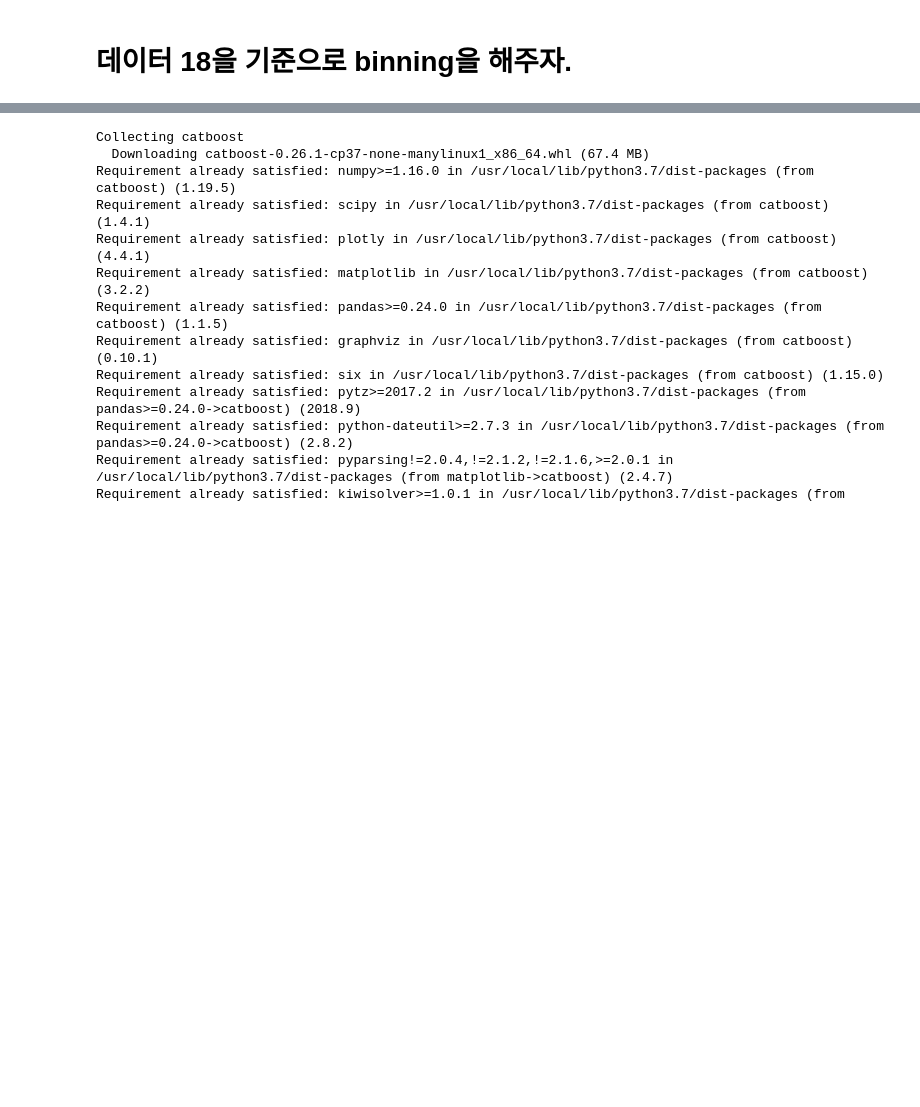
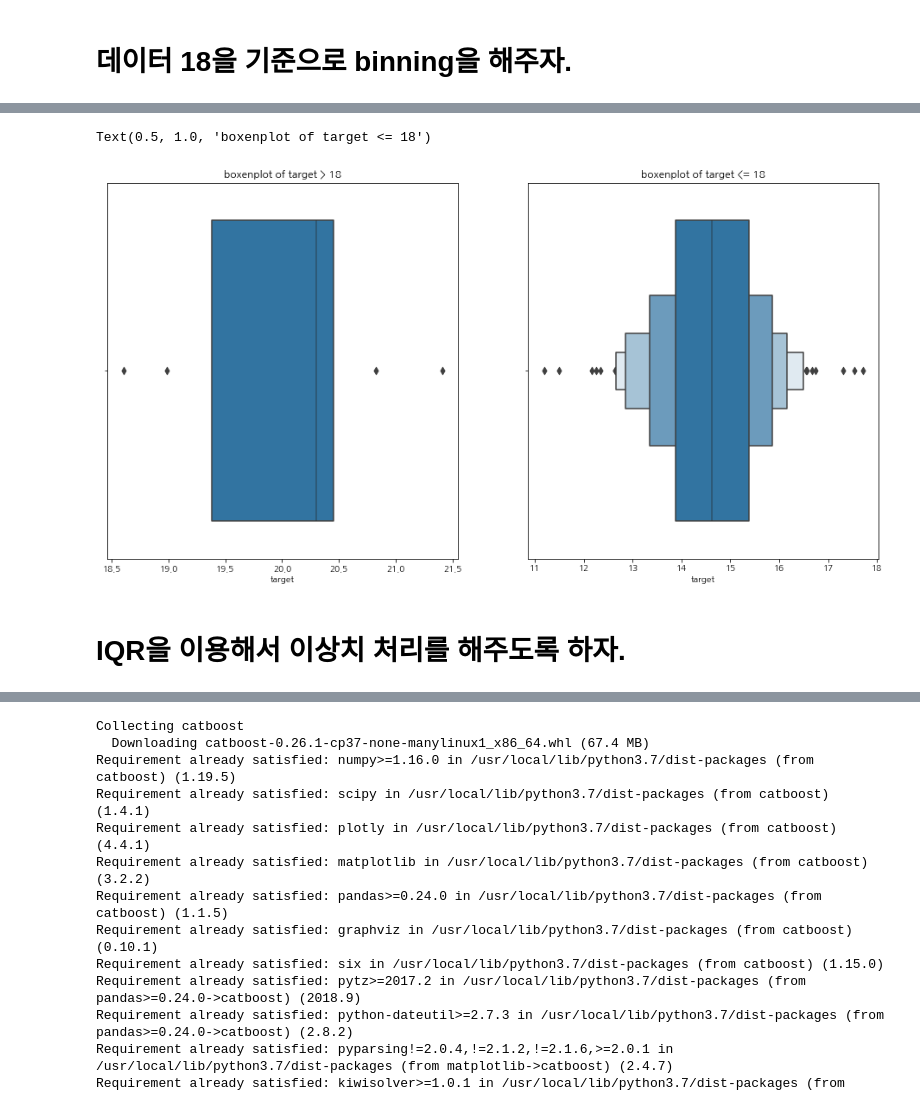
Before and after one commit to qkrwjdduf159/BigContest, a Jupyter notebook: 연어 EDA.ipynb, the cells around one changed output, grey strips where cells are left out. Drawn from its saved outputs; the diff is of its cells as text; code cells hidden in the pictures; blank space fills up the shorter version.

```diff
--- a/연어 EDA.ipynb
+++ b/연어 EDA.ipynb
@@ -667,3 +686,15 @@ Text(0.5, 1.0, 'boxenplot of target')
+# %%
+# boxenplot으로 그려봤을 때 정확한 기준을 찾을 수 없다.
+fig, ax = plt.subplots(ncols = 2, figsize= (16,8))
+sns.boxenplot(data_1['target'], ax = ax[0])
+sns.boxenplot(data_2['target'], ax = ax[1])
+ax[0].set_title('boxenplot of target > 18')
+ax[1].set_title('boxenplot of target <= 18')
+# %% [output]
+Text(0.5, 1.0, 'boxenplot of target <= 18')
+[figure, added]
+# %% [markdown]
+# IQR을 이용해서 이상치 처리를 해주도록 하자.
 # %%
 train = data[data['기준일'] < '2019']
 val = data[data['기준일'] > '2019']
```
Also changed, not shown: parts of 3 cells of this notebook.
